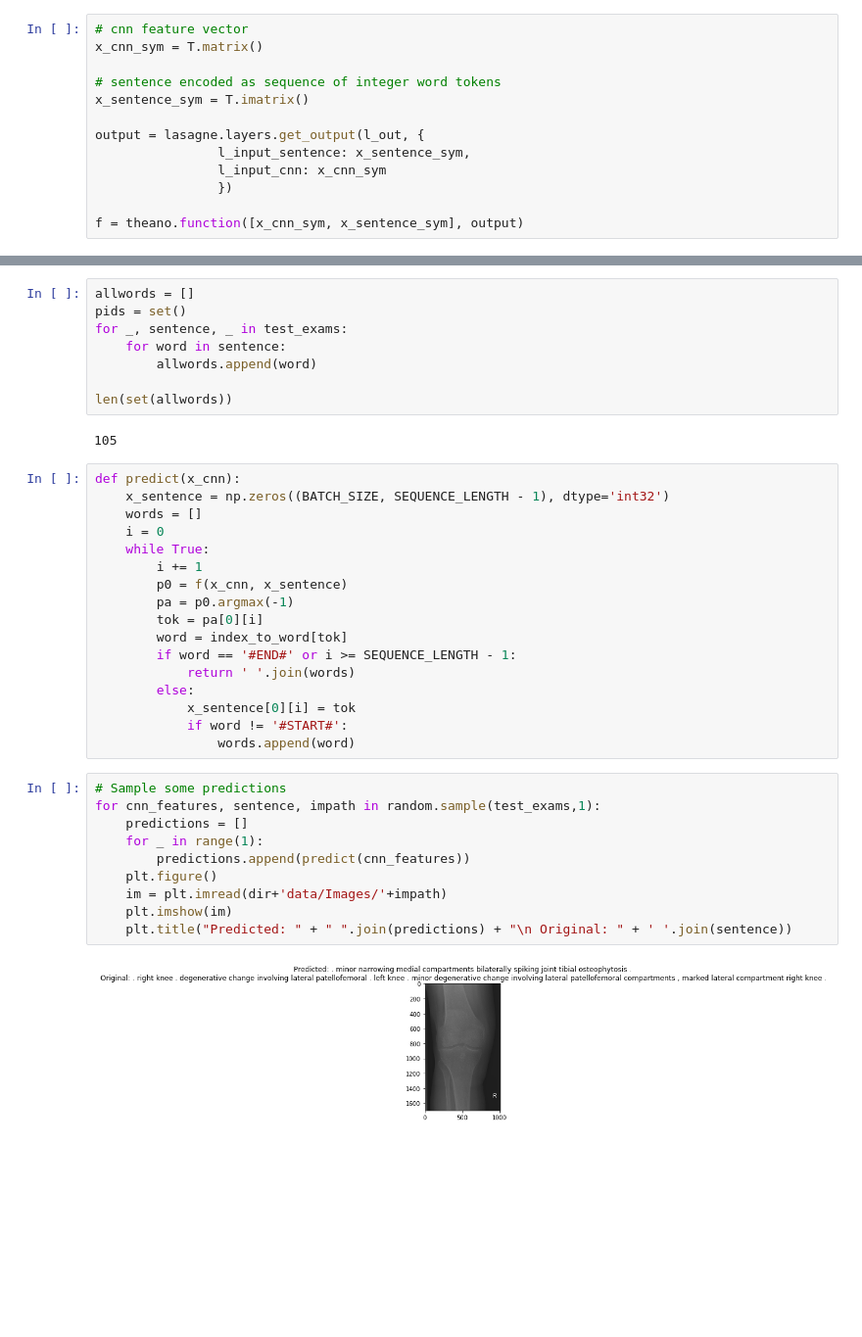
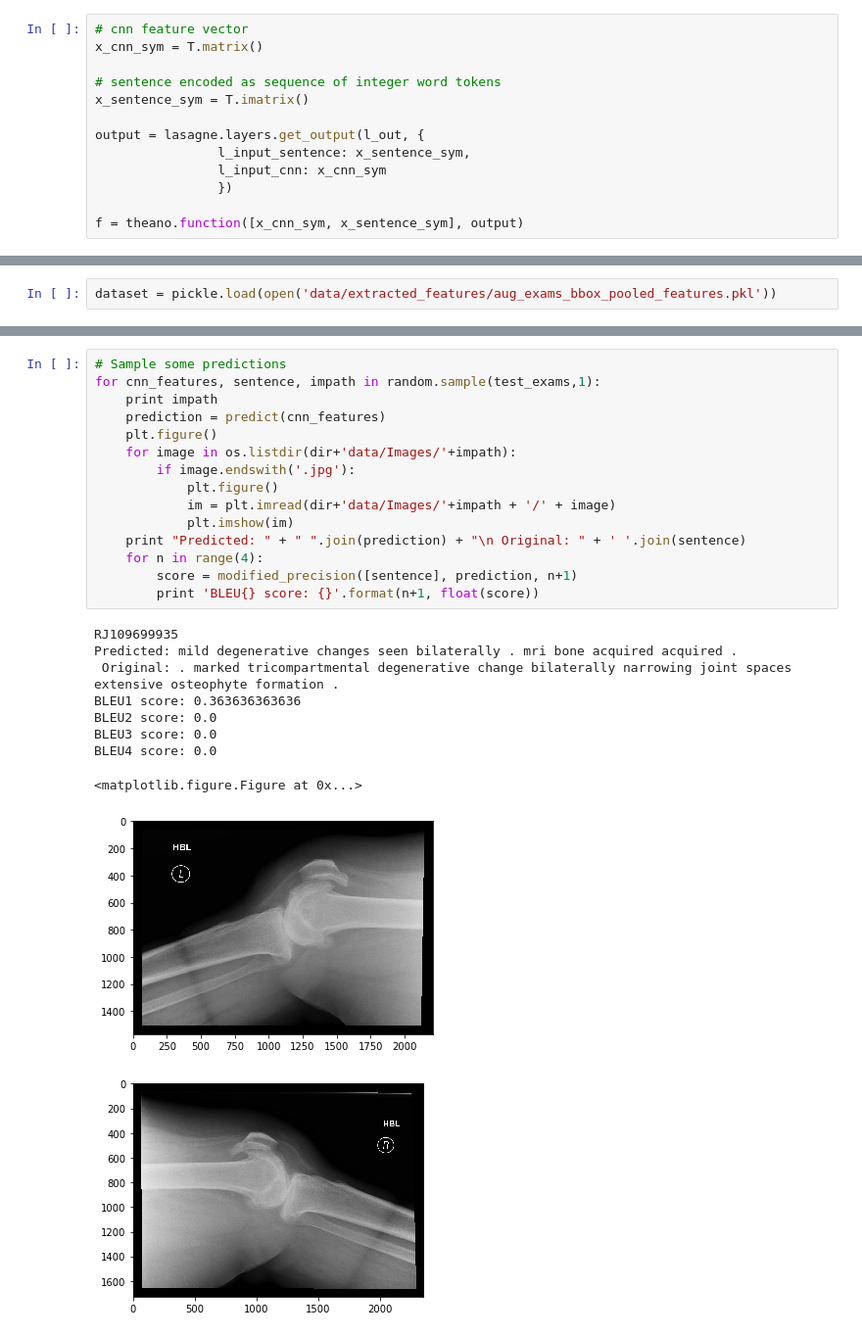
Before and after one commit to kasimayy/x_ray_fracture_localisation, a Jupyter notebook: ReportGenerationEvaluation.ipynb, the cells around one changed output, grey strips where cells are left out. Shown at 98% size. Saved outputs shown, nothing was run; the diff lists cells and outputs as text; blank space fills up the shorter version.

```diff
--- a/ReportGenerationEvaluation.ipynb
+++ b/ReportGenerationEvaluation.ipynb
@@ -186,0 +318,2 @@ def get_test_set(dataset):
+# %%
+dataset = pickle.load(open('data/extracted_features/aug_exams_bbox_pooled_features.pkl'))
@@ -192,39 +343,26 @@ print len(test_exams)
-# %%
-allwords = []
-pids = set()
-for _, sentence, _ in test_exams:
-    for word in sentence:
-        allwords.append(word)
-
-len(set(allwords))
-# %% [output]
-105
-# %%
-def predict(x_cnn):
-    x_sentence = np.zeros((BATCH_SIZE, SEQUENCE_LENGTH - 1), dtype='int32')
-    words = []
-    i = 0
-    while True:
-        i += 1
-        p0 = f(x_cnn, x_sentence)
-        pa = p0.argmax(-1)
-        tok = pa[0][i]
-        word = index_to_word[tok]
-        if word == '#END#' or i >= SEQUENCE_LENGTH - 1:
-            return ' '.join(words)
-        else:
-            x_sentence[0][i] = tok
-            if word != '#START#':
-                words.append(word)
 # %%
 # Sample some predictions
 for cnn_features, sentence, impath in random.sample(test_exams,1):
-    predictions = []
-    for _ in range(1):
-        predictions.append(predict(cnn_features))
+    print impath
+    prediction = predict(cnn_features)
     plt.figure()
-    im = plt.imread(dir+'data/Images/'+impath)
-    plt.imshow(im)
-    plt.title("Predicted: " + " ".join(predictions) + "\n Original: " + ' '.join(sentence))
+    for image in os.listdir(dir+'data/Images/'+impath):
+        if image.endswith('.jpg'):
+            plt.figure()
+            im = plt.imread(dir+'data/Images/'+impath + '/' + image)
+            plt.imshow(im)
+    print "Predicted: " + " ".join(prediction) + "\n Original: " + ' '.join(sentence)
+    for n in range(4):
+        score = modified_precision([sentence], prediction, n+1)
+        print 'BLEU{} score: {}'.format(n+1, float(score))
 # %% [output]
+RJ109699935
+Predicted: mild degenerative changes seen bilaterally . mri bone acquired acquired .
+ Original: . marked tricompartmental degenerative change bilaterally narrowing joint spaces extensive osteophyte formation .
+BLEU1 score: 0.363636363636
+BLEU2 score: 0.0
+BLEU3 score: 0.0
+BLEU4 score: 0.0
+<matplotlib.figure.Figure at 0x...>
-[figure, old version]
+[figure, new version]
+[figure, added]
```
Also changed, not shown: parts of 35 cells of this notebook, 7 other files.
